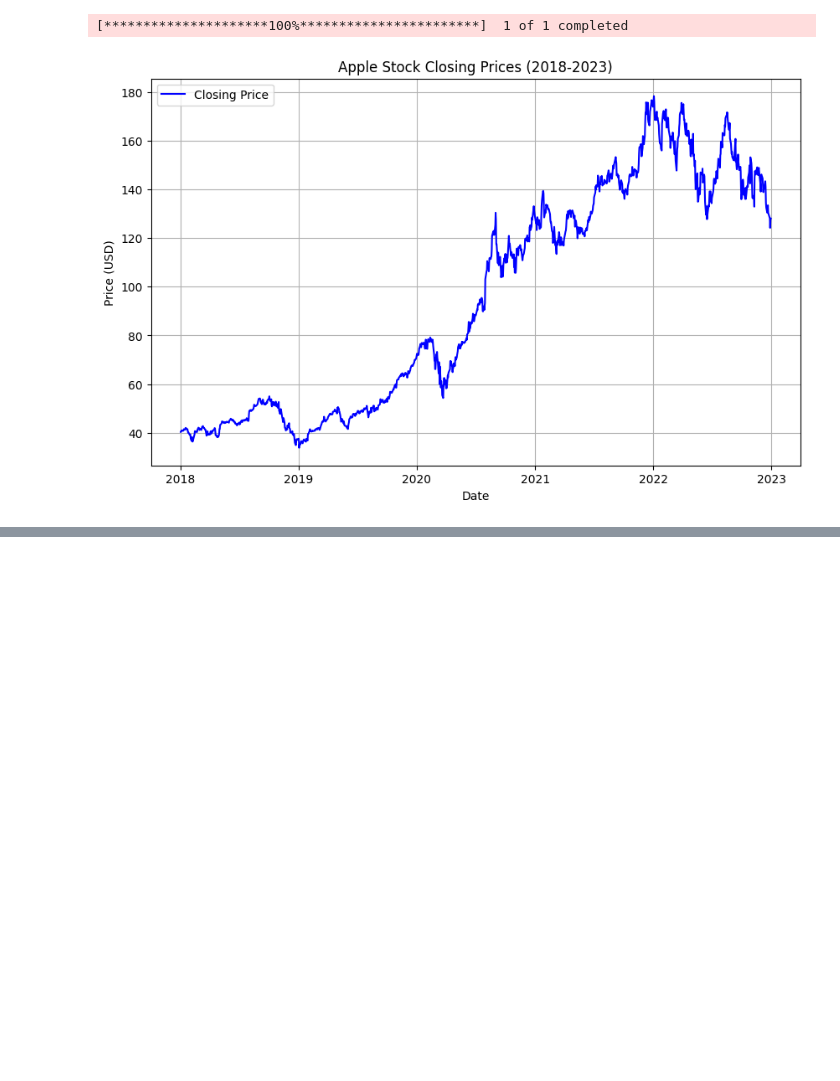
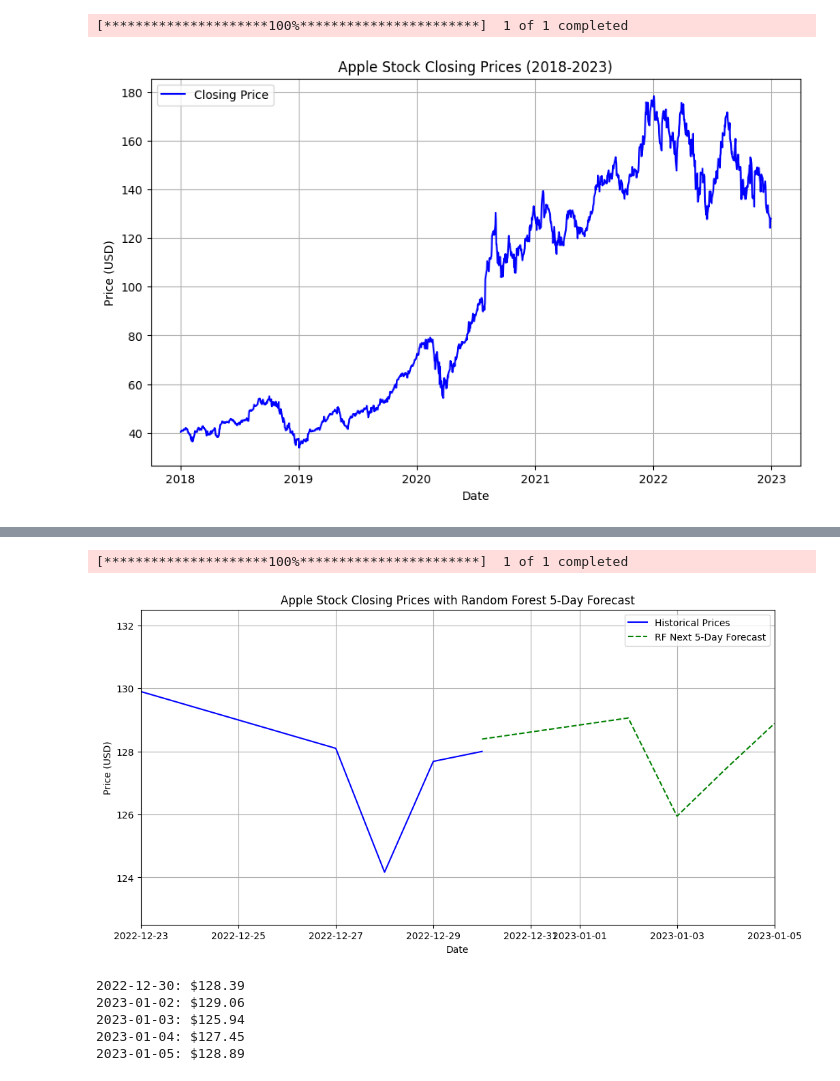
Before and after one commit to henryroeth/hiramcollege-cpsc381-computersimulation, a Jupyter notebook: notebooks/appl_data_analysis.ipynb, the cells around one changed output, grey strips where cells are left out. Saved outputs shown, nothing was run; the diff lists cells and outputs as text; code cells hidden in the pictures; blank space fills up the shorter version.

```diff
--- a/notebooks/appl_data_analysis.ipynb
+++ b/notebooks/appl_data_analysis.ipynb
@@ -19,0 +119,75 @@ plt.show()
+# %%
+import yfinance as yf
+import pandas as pd
+import numpy as np
+import matplotlib.pyplot as plt
+from sklearn.ensemble import RandomForestRegressor
+from pandas.tseries.offsets import BDay
+
+# Download Apple Inc. stock data from 2018-2023
+stock_data = yf.download("AAPL", start="2018-01-01", end="2023-01-01", interval="1d")
+df = stock_data[['Close']].copy()
+
+# Create lagged features (past 5 days)
+lags = 5
+for i in range(1, lags + 1):
+    df[f'lag_{i}'] = df['Close'].shift(i)
+
+df.dropna(inplace=True)
+
+# Features and target
+X = df[[f'lag_{i}' for i in range(1, lags + 1)]].values
+y = df['Close'].values.ravel()  # Flatten to 1D
+
+# Train Random Forest on all data
+rf_model = RandomForestRegressor(n_estimators=100, random_state=42)
+rf_model.fit(X, y)
+
+# Predict next 5 business days
+forecast_days = 5
+last_lags = df['Close'].iloc[-lags:].to_numpy().flatten().tolist()
+future_predictions = []
+
+for _ in range(forecast_days):
+    X_future = np.array(last_lags[-lags:]).reshape(1, -1)
+    next_pred = rf_model.predict(X_future)[0]
+    future_predictions.append(next_pred)
+    last_lags.append(next_pred)
+
+# Create future dates
+last_date = df.index[-2]
+future_dates = pd.bdate_range(start=last_date + BDay(1), periods=forecast_days)
+
+# Combine historical + forecast for plotting
+all_dates = df.index.append(future_dates)
+all_prices = np.concatenate([df['Close'].values.flatten(), np.array(future_predictions)])
+
+# Plot historical + next few day forecast
+plt.figure(figsize=(12,6))
+plt.plot(df.index, df['Close'], label='Historical Prices', color='blue')
+plt.plot(future_dates, future_predictions, label='RF Next 5-Day Forecast', color='green', linestyle='--')
+plt.title("Apple Stock Closing Prices with Random Forest 5-Day Forecast")
+plt.xlabel("Date")
+plt.ylabel("Price (USD)")
+
+# Zoom in: last 30 trading days + forecast
+zoom_start = df.index[-5]
+zoom_end = future_dates[-1]
+plt.xlim(zoom_start, zoom_end)
+plt.ylim(122.5,132.5)
+
+plt.legend()
+plt.grid()
+plt.show()
+
+# Print forecasted prices
+for date, price in zip(future_dates, future_predictions):
+    print(f"{date.date()}: ${price:.2f}")
+# %% [output]
+[*********************100%***********************]  1 of 1 completed
+[figure, added]
+2022-12-30: $128.39
+2023-01-02: $129.06
+2023-01-03: $125.94
+2023-01-04: $127.45
+2023-01-05: $128.89
```
Also changed, not shown: parts of 2 cells of this notebook.
